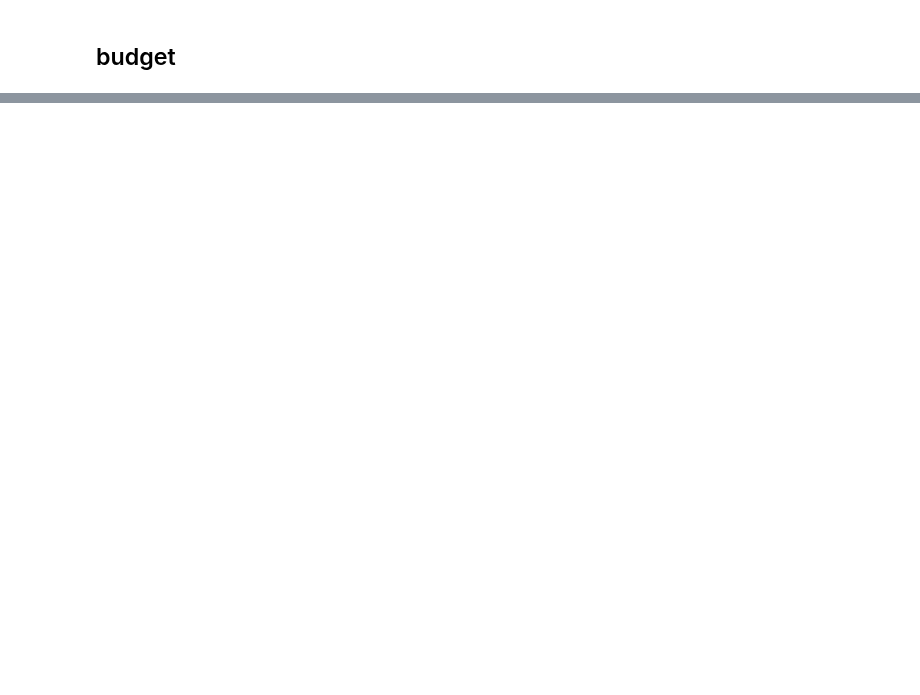
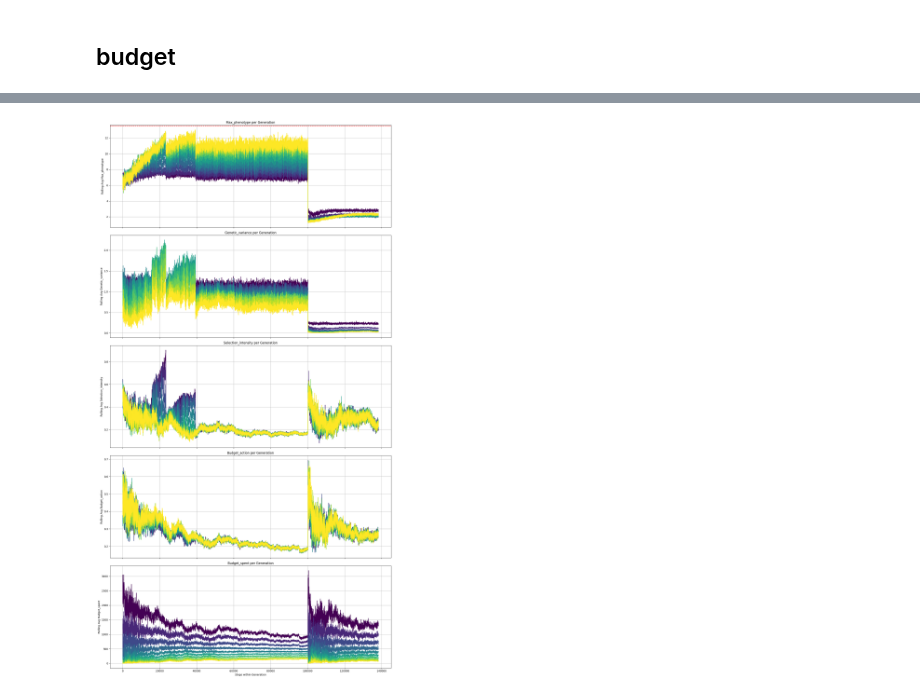
Before and after one commit to cjGO/ChewC, a Jupyter notebook: dev_nbs/redo_blog2.ipynb, the cells around one changed output, grey strips where cells are left out. Drawn from its saved outputs; the diff is of its cells as text; code cells hidden in the pictures; blank space fills up the shorter version.

```diff
--- a/dev_nbs/redo_blog2.ipynb
+++ b/dev_nbs/redo_blog2.ipynb
@@ -1064,0 +1183,13 @@ agent.learn(total_timesteps=300000 )
+# %%
+
+config = SimulationConfig()
+config.max_generations = 10
+config.sparse_reward = True
+config.seed = 2
+SP = SimParams(config)
+breeder_env = BudgetEnv(SP, starting_budget=5000)
+
+agent = PPO("MultiInputPolicy", breeder_env)
+agent.learn(total_timesteps=1000000 ,callback = callback)
+# %% [output]
+[figure, added]
```
Also changed, not shown: parts of 14 cells of this notebook.
